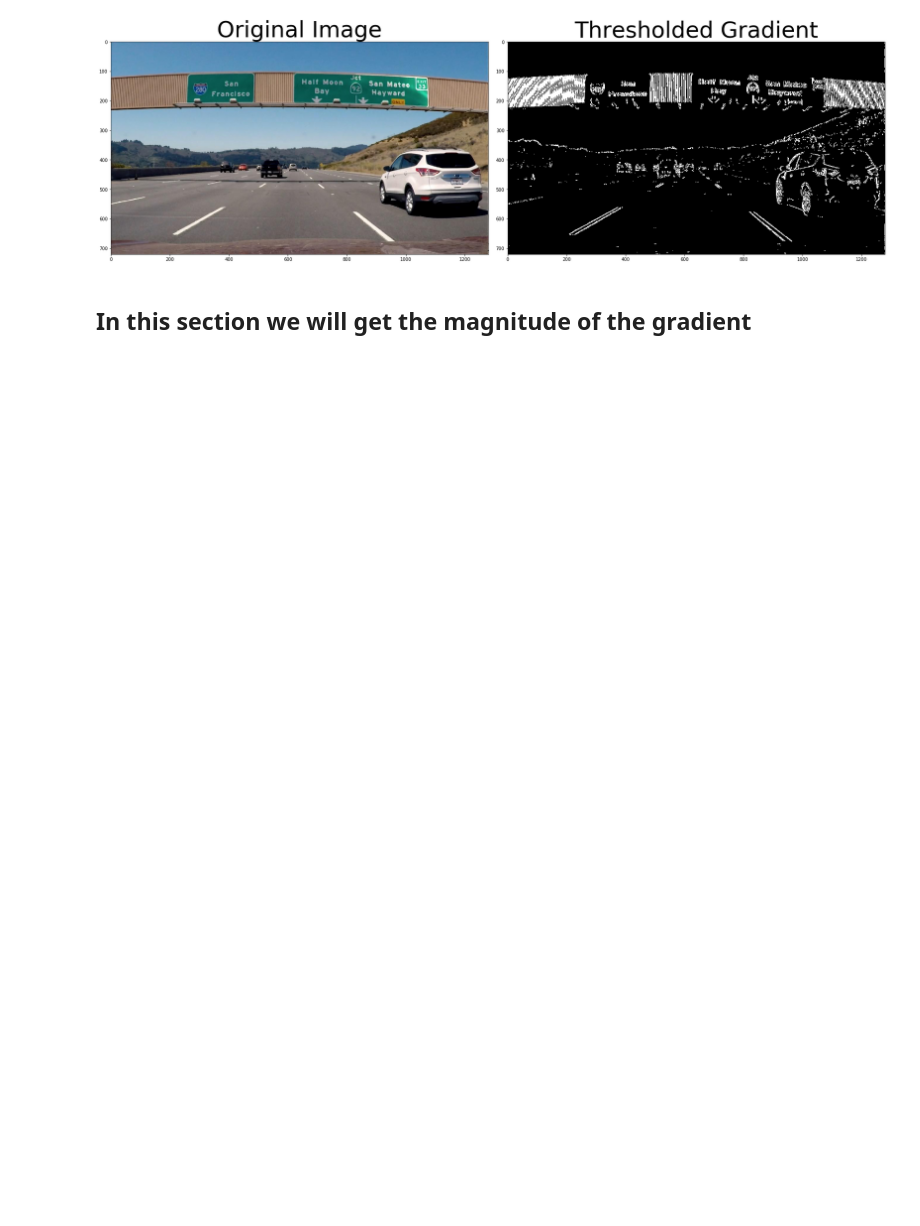
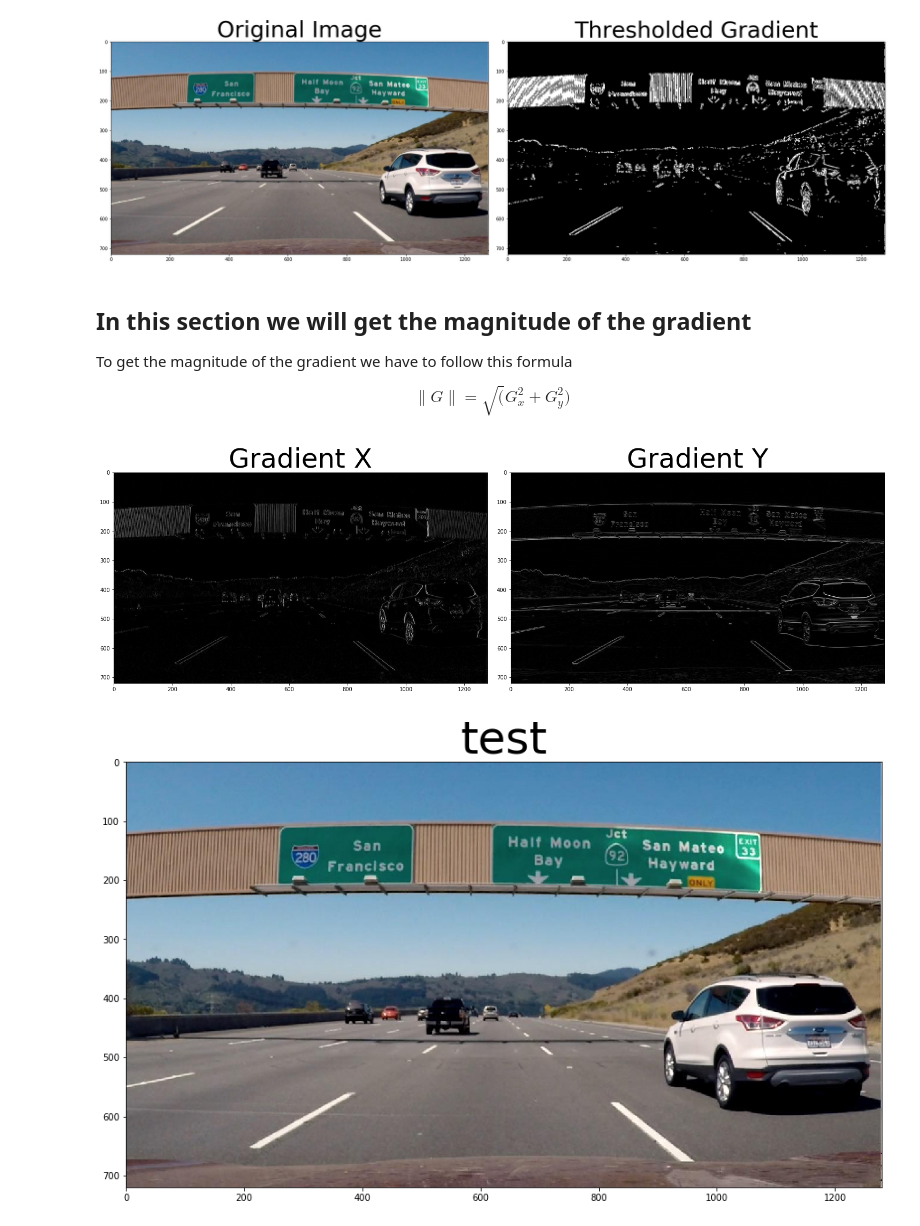
Before and after one commit to CheloGE/CarND-Tinker_with_Sobel_operator, a Jupyter notebook: Sobel Tinkering.ipynb, the cells around one changed output. Cells and saved outputs as stored; diff of their text form; code cells hidden in the pictures; blank space fills up the shorter version.

Commit message:
Working on magnitude of the gradient

````diff
--- a/Sobel Tinkering.ipynb
+++ b/Sobel Tinkering.ipynb
@@ -17,14 +19,14 @@ import pickle
 # then takes an absolute value and applies a threshold.
 # Note: calling your function with orient='x', thresh_min=20, thresh_max=100
 # should produce output like the example image shown above this quiz.
-def abs_sobel_thresh(img, orient='x', thresh_min=0, thresh_max=255):
+def abs_sobel_thresh(img, orient='x', kernel_size=3, thresh_min=0, thresh_max=255, gradient=False):
 
     # Apply the following steps to img
     # 1) Convert to grayscale
     gray_img = cv2.cvtColor(img, cv2.COLOR_RGB2GRAY)
     # 2) Take the derivative in x or y given orient = 'x' or 'y'
     if orient == 'x':
-        sobel = cv2.Sobel(gray_img, ddepth=cv2.CV_64F, dx=1,dy=0)
+        sobel = cv2.Sobel(gray_img, ddepth=cv2.CV_64F, ksize=kernel_size, dx=1,dy=0)
     elif orient == 'y':
         sobel = cv2.Sobel(gray_img, ddepth=cv2.CV_64F, dx=0,dy=1)
     else:
@@ -33,12 +35,15 @@ def abs_sobel_thresh(img, orient='x', thresh_min=0, thresh_max=255):
     abs_sobel = np.absolute(sobel)
     # 4) Scale to 8-bit (0 - 255) then convert to type = np.uint8
     scaled_sobel = np.uint8(255*abs_sobel/np.max(abs_sobel))
+    if gradient:
+      return scaled_sobel
     # 5) Create a mask of 1's where the scaled gradient magnitude
             # is > thresh_min and < thresh_max
     mask = np.zeros_like(scaled_sobel)
     mask[(scaled_sobel >= thresh_min) & (scaled_sobel <= thresh_max)] = 1
     # 6) Return this mask as your binary_output image
     binary_output = mask # Remove this line
+
     return binary_output
 # %% [markdown]
 In the above code the ```Sobel``` function parameter ```ddepth``` refers to the output image depth
@@ -64,3 +69,31 @@ plt.subplots_adjust(left=0., right=1, top=0.9, bottom=0.)
 [figure]
 # %% [markdown]
 ## In this section we will get the magnitude of the gradient
+
+To get the magnitude of the gradient we have to follow this formula
+
+$$\|G\|=\sqrt(G_x^2+G_y^2) $$
+# %%
+# Read in an image and grayscale it
+image = mpimg.imread('signs_vehicles_xygrad.png')
+Gx = abs_sobel_thresh(image, orient='x', gradient=True)
+Gy = abs_sobel_thresh(image, orient='y', gradient=True)
+def mag_thresh(img, Gx, Gy, mag_thresh=(0,255)):
+  mag_G = sqrt(Gx**2+Gy**2)
+  scaled_mag_G = np.uint8(255*mag_G/np.max(mag_G))
+# %%
+# Plot the result
+f, (ax1, ax2) = plt.subplots(1, 2, figsize=(20, 9))
+f.tight_layout()
+ax1.imshow(Gx, cmap='gray')
+ax1.set_title('Gradient X', fontsize=50)
+ax2.imshow(Gy, cmap='gray')
+ax2.set_title('Gradient Y', fontsize=50)
+plt.subplots_adjust(left=0., right=1, top=0.9, bottom=0.)
+
+plt.figure(2, figsize=(15,15))
+plt.title('test', fontsize=50)
+plt.imshow(image);
+# %% [output]
+[figure, added]
+[figure, added]
````
Also changed, not shown: parts of 1 cell of this notebook.
